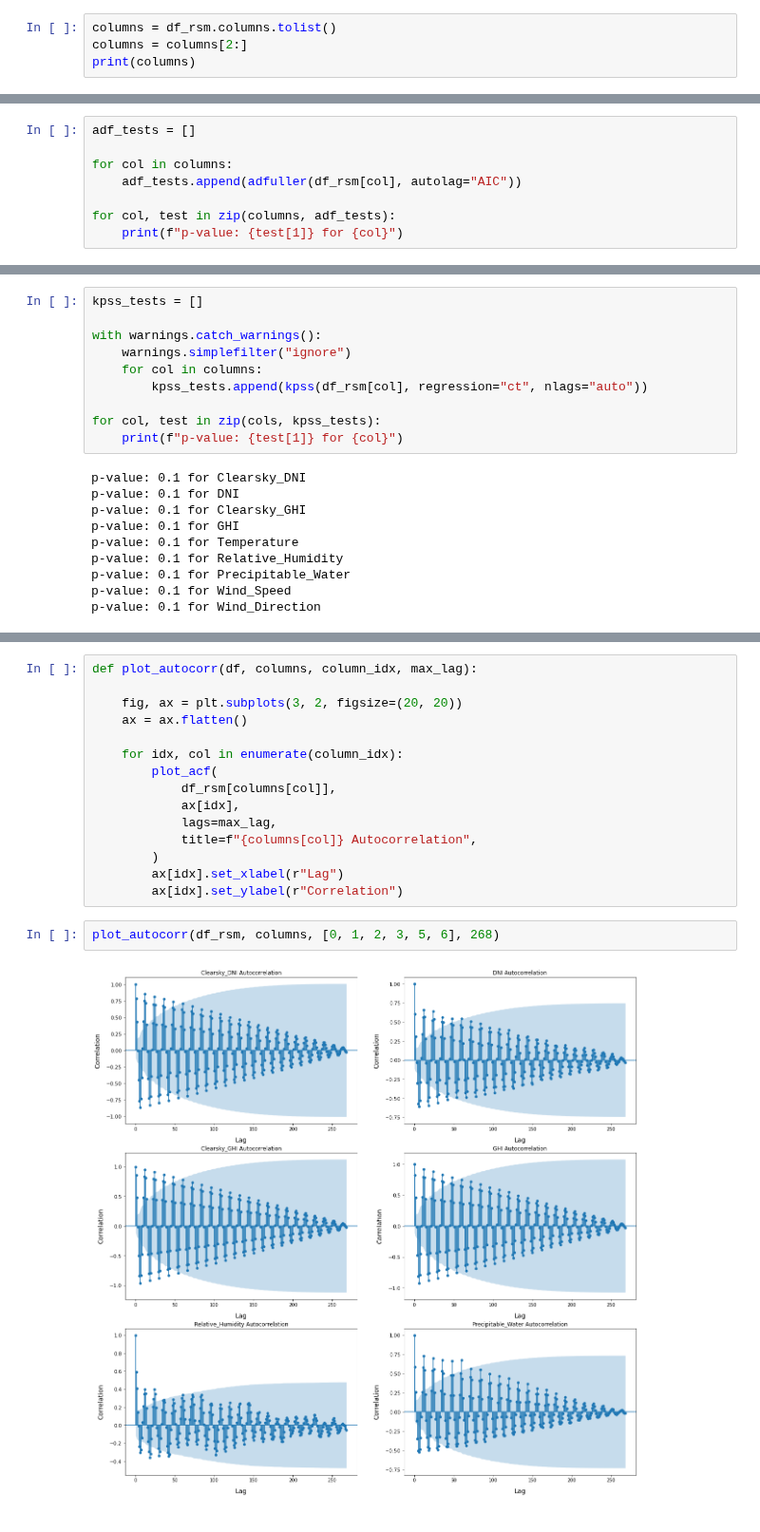
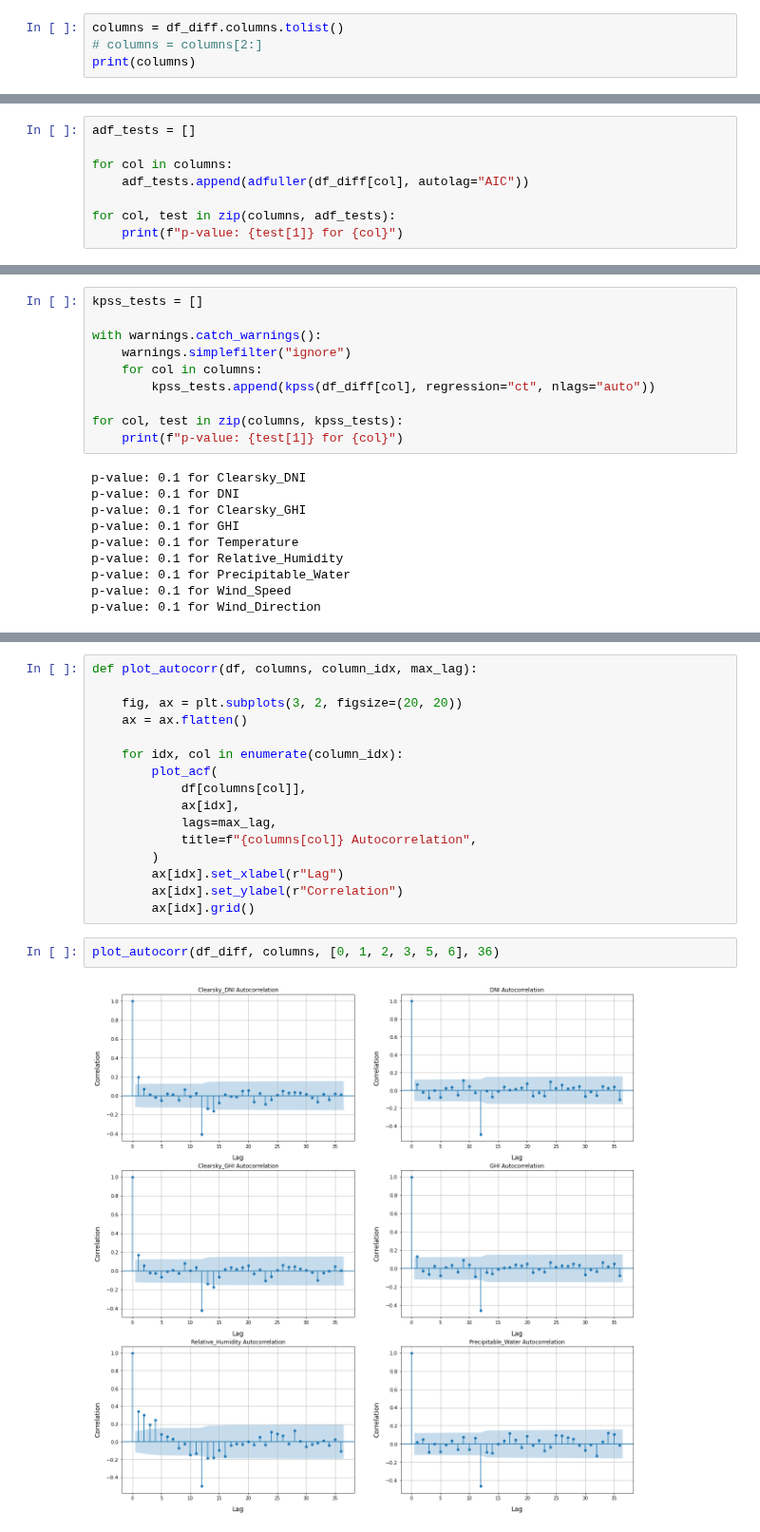
Before and after one commit to gamyers/solar-697, a Jupyter notebook: gm/notebooks/ts_arima.ipynb, the cells around one changed output, grey strips where cells are left out. Shown at 95% size. Saved outputs shown, nothing was run; the diff lists cells and outputs as text.

Commit message:
update and improve ts_autocorr and ts_arima

```diff
--- a/gm/notebooks/ts_arima.ipynb
+++ b/gm/notebooks/ts_arima.ipynb
@@ -162,6 +182,6 @@ plt.grid()
 # %%
-columns = df_rsm.columns.tolist()
-columns = columns[2:]
+columns = df_diff.columns.tolist()
+# columns = columns[2:]
 print(columns)
 # %% [output]
 ['Clearsky_DNI', 'DNI', 'Clearsky_GHI', 'GHI', 'Temperature', 'Relative_Humidity', 'Precipitable_Water', 'Wind_Speed', 'Wind_Direction']
@@ -169,7 +189,7 @@ print(columns)
 adf_tests = []
 
 for col in columns:
-    adf_tests.append(adfuller(df_rsm[col], autolag="AIC"))
+    adf_tests.append(adfuller(df_diff[col], autolag="AIC"))
 
 for col, test in zip(columns, adf_tests):
     print(f"p-value: {test[1]} for {col}")
@@ -189,9 +209,9 @@ kpss_tests = []
 with warnings.catch_warnings():
     warnings.simplefilter("ignore")
     for col in columns:
-        kpss_tests.append(kpss(df_rsm[col], regression="ct", nlags="auto"))
+        kpss_tests.append(kpss(df_diff[col], regression="ct", nlags="auto"))
 
-for col, test in zip(cols, kpss_tests):
+for col, test in zip(columns, kpss_tests):
     print(f"p-value: {test[1]} for {col}")
 # %% [output]
 p-value: 0.1 for Clearsky_DNI
@@ -215,14 +235,15 @@ def plot_autocorr(df, columns, column_idx, max_lag):
 
     for idx, col in enumerate(column_idx):
         plot_acf(
-            df_rsm[columns[col]],
+            df[columns[col]],
             ax[idx],
             lags=max_lag,
             title=f"{columns[col]} Autocorrelation",
         )
         ax[idx].set_xlabel(r"Lag")
         ax[idx].set_ylabel(r"Correlation")
+        ax[idx].grid()
 # %%
-plot_autocorr(df_rsm, columns, [0, 1, 2, 3, 5, 6], 268)
+plot_autocorr(df_diff, columns, [0, 1, 2, 3, 5, 6], 36)
 # %% [output]
-[figure, old version]
+[figure, new version]
```
Also changed, not shown: parts of 13 cells of this notebook, 1 other file.
